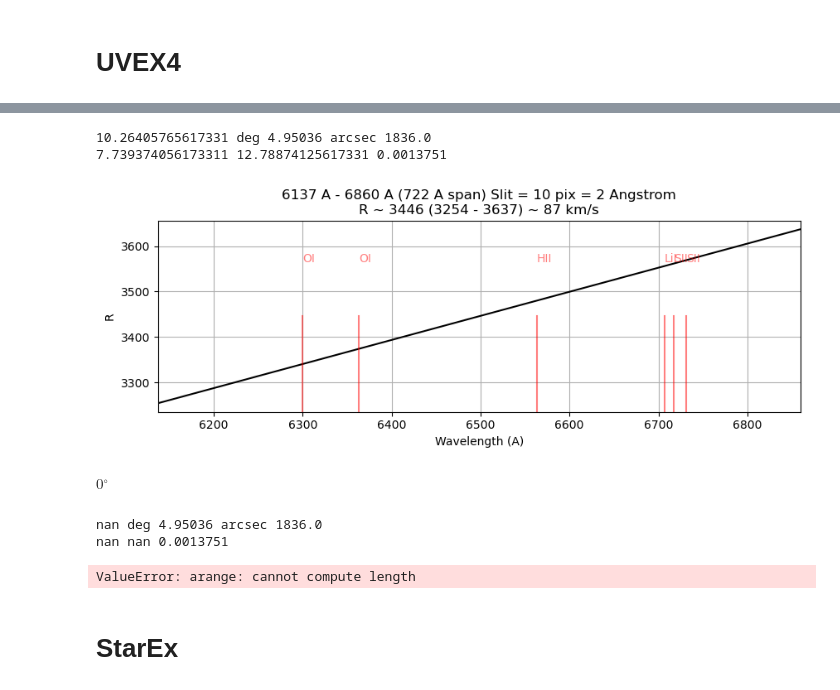
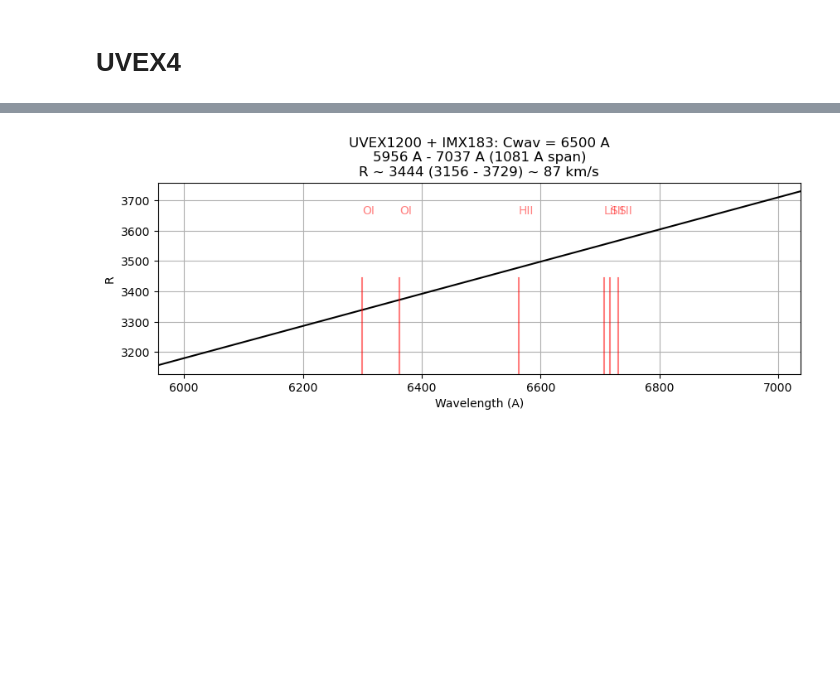
Before and after one commit to joshwalawender/SpecETC, a Jupyter notebook: GratingEquation.ipynb, the cells around one changed output, grey strips where cells are left out. Cells and saved outputs as stored; diff of their text form; code cells hidden in the pictures; blank space fills up the shorter version.

Commit message:
Fine tune grating and fix detector orientation bug

```diff
--- a/GratingEquation.ipynb
+++ b/GratingEquation.ipynb
@@ -35,21 +42,5 @@ UVEX300R.plot_coverage()
 # %%
-UVEX1200.generate_binset(IMX183)
+UVEX1200.set_detector(IMX183)
 UVEX1200.plot_coverage()
 # %% [output]
-10.26405765617331 deg 4.95036 arcsec 1836.0
-7.739374056173311 12.78874125617331 0.0013751
-[figure, old version]
+[figure, new version]
-# %%
-UVEX1800.cwav = 6550*u.Angstrom
-UVEX1800.grating.alpha
-# %% [output]
-$0\mathrm{{}^{\circ}}$
-# %%
-UVEX1800.generate_binset(IMX183)
-UVEX1800.plot_coverage()
-# %% [output]
-nan deg 4.95036 arcsec 1836.0
-nan nan 0.0013751
-ValueError: arange: cannot compute length
-# %% [markdown]
-# StarEx
```
Also changed, not shown: parts of 19 cells of this notebook, 3 other files.
